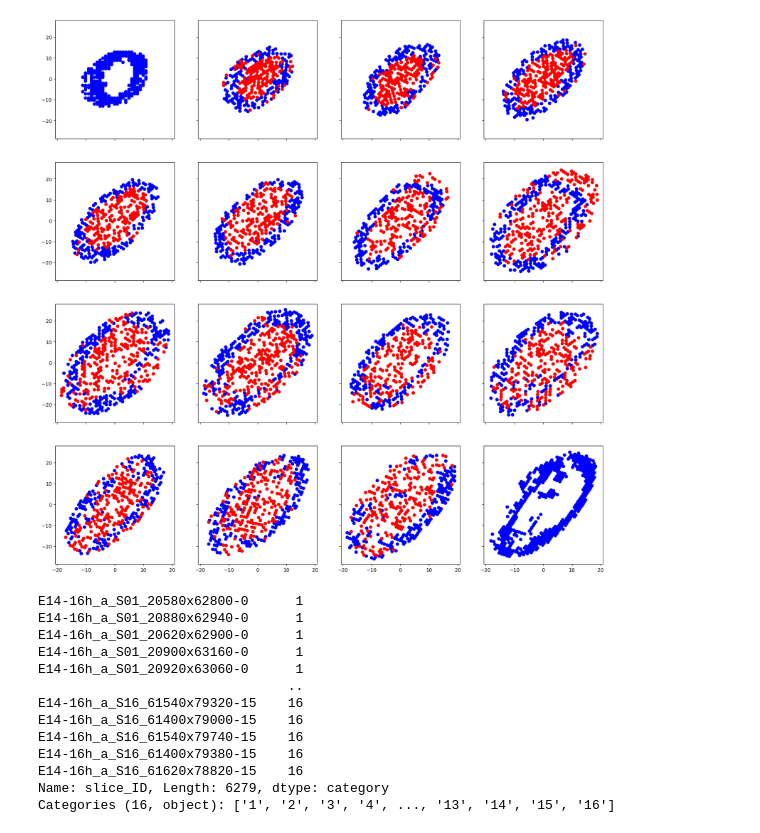
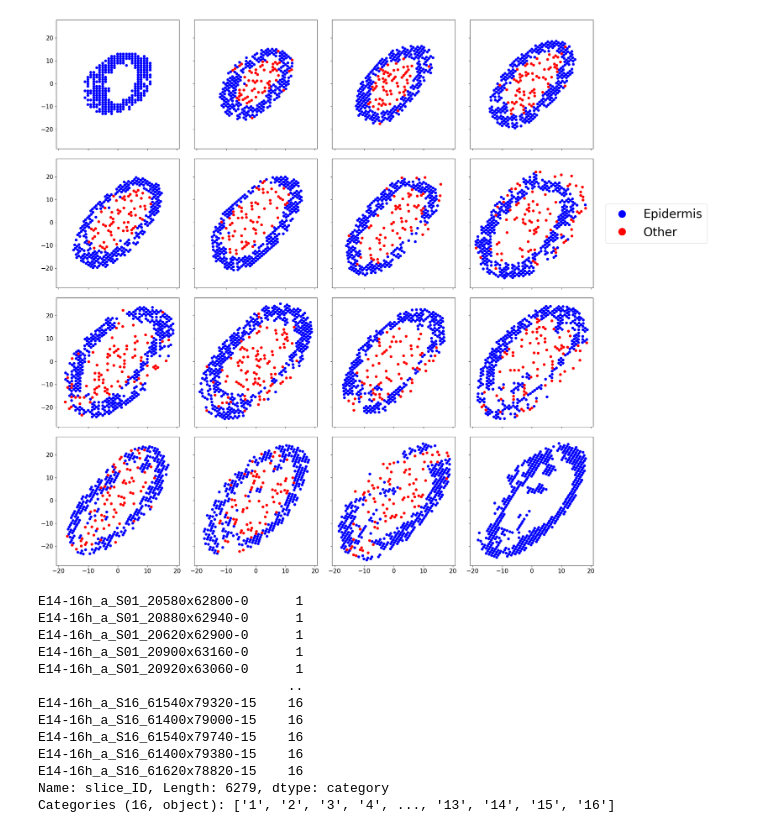
Before and after one commit to mmacosha/adversarially-learned-interpolants, a Jupyter notebook: data/Drosophila/data_preprocessing.ipynb, the cells around one changed output. Saved outputs shown, nothing was run; the diff lists cells and outputs as text; code cells hidden in the pictures.

```diff
--- a/data/Drosophila/data_preprocessing.ipynb
+++ b/data/Drosophila/data_preprocessing.ipynb
@@ -47,10 +48,12 @@ midgut       0.000
 Name: proportion, dtype: float64
 # %%
-fraction_epidermis = .5
+from matplotlib.lines import Line2D
+fraction_epidermis = .8
 
 all_slice_adata = []
 
 fig, ax = plt.subplots(4, 4, sharex=True, sharey=True, figsize=(20, 20))
+plt.rcParams.update({'font.size': 20})
 row = 0
 for slide_ID in range(1, 17):
     i = slide_ID - 1
@@ -60,34 +63,43 @@ for slide_ID in range(1, 17):
 
     n_epi_total = slide[slide.obs.annotation == 'epidermis'].shape[0]
     if (i == 0) | (i == 15):
         fraction_epidermis_ = 1.
     else:
         fraction_epidermis_ = fraction_epidermis
     sampled_cell_type_distribution = sample_with_epidermis_frac(slide.obs.annotation, fraction_epidermis_, n_epi_total)
 
     epi_cell_indices = sampled_cell_type_distribution[sampled_cell_type_distribution == 'epidermis'].index
     non_epi_cell_indices = sampled_cell_type_distribution[sampled_cell_type_distribution != 'epidermis'].index
 
     all_cells = slide[sampled_cell_type_distribution.index]
     all_cells.obs['slice_ID'] = str(i + 1)
     all_slice_adata.append(all_cells)
 
     epi_cells = slide[epi_cell_indices]
     non_epi_cells = slide[non_epi_cell_indices]
 
     X = epi_cells.obsm['spatial'][:, :-1]
     Y = non_epi_cells.obsm['spatial'][:, :-1]
 
     col = i % 4
     row = row + ((col == 0) & (i > 0))
     ax[row, col].scatter(X[:, 0], X[:, 1], c='blue', label='Epidermis')
     ax[row, col].scatter(Y[:, 0], Y[:, 1], c='red', label='Other')
+
+legend_elements = [Line2D([0], [0], marker='o', color='w', label='Epidermis',
+                          markerfacecolor='blue', markersize=20),
+                   Line2D([0], [0], marker='o', color='w', label='Other',
+                          markerfacecolor='red', markersize=20)]
+
+#
+plt.tight_layout()
+plt.legend(handles=legend_elements, loc=(1.1, 2.5), fontsize=30)
 plt.show()
 
 all_cells_adata = ad.concat(all_slice_adata, axis=0, merge='same')
 all_cells_adata.write_h5ad(f'drosophila_p{int(100 * fraction_epidermis)}.h5ad')
 # %% [output]
-[figure, old version]
+[figure, new version]
 # %%
 all_cells_adata.obs.slice_ID
 # %% [output]
```
Also changed, not shown: parts of 2 cells of this notebook, 3 other files.
